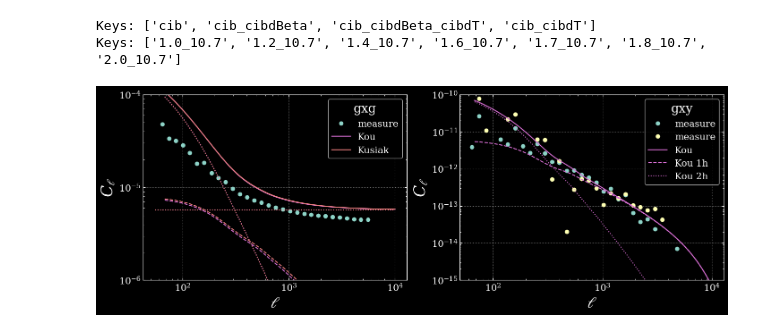
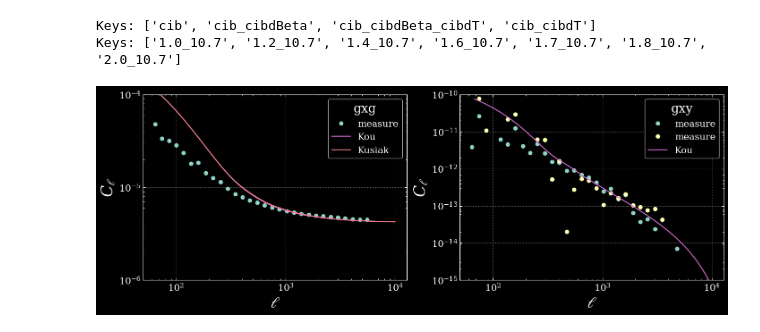
Before and after one commit to chadpopik/CAPPIBARAS, a Jupyter notebook: ForwardModelCheck.ipynb, the cells around one changed output. Cells and saved outputs as stored; diff of their text form; code cells hidden in the pictures.

```diff
--- a/ForwardModelCheck.ipynb
+++ b/ForwardModelCheck.ipynb
@@ -175,2 +127,6 @@ dNdz = np.interp(zs, smf.z, smf.dNdz_z(**cpars)*(smf.z[1]-smf.z[0]))/(zs[1]-zs[0
+# %%
+dndlogmhalo_hmod_func = lambda zs, logmhalos: hmod.HMF(zs, logmhalos, **cpars)
+bh = lambda zs, logmhalos: hmod.bh(zs, logmhalos, **cpars)
+Plin = lambda ks, zs: hmod.Plin(ks, zs, **cpars)
 # %% [markdown]
 We define our profiles, both the one-halo and two-halo component, and then sum to get the total. These can also be replaced with any input array of profile, so long as it matches the formatting and mass/redshift dimensionalities.
@@ -195,11 +176,11 @@ Average profiles can be calculated simply with just a weighted average using the
 from Models import Spectra
 importlib.reload(Spectra)
 
-hmf_hmod = hmf_hmod_func(zs, logmhalos)
+dndlogmhalo_hmod = dndlogmhalo_hmod_func(zs, logmhalos)
 Nc, Ns = hod.Nc(logmhalos), hod.Ns(logmhalos)
 uck, usk = hod.uck(), hod.usk(rs, r200cs, fft.FFT3D)
 
-aveprof_hod = Spectra.HODweighting(Nc, Ns, uck, usk, logmhalos, zs, hmf_hmod, fft.FFT3D, fft.IFFT1D, dNdz, **cpars)
+aveprof_hod = Spectra.HODweighting(Nc, Ns, uck, usk, logmhalos, zs, dndlogmhalo_hmod, fft.FFT3D, fft.IFFT1D, dNdz, **cpars)
 
 
 dndzdlogmhalo = dndlogmhalo_smf/(zs[1]-zs[0])
@@ -349,52 +405,21 @@ with h5py.File("/global/homes/c/cpopik/Stacking_Correlating/ACTDR6DESILRG_Spectr
 # %% [output]
 Keys: ['cib', 'cib_cibdBeta', 'cib_cibdBeta_cibdT', 'cib_cibdT']
 Keys: ['1.0_10.7', '1.2_10.7', '1.4_10.7', '1.6_10.7', '1.7_10.7', '1.8_10.7', '2.0_10.7']
-# %%
-from Models import Spectra
-importlib.reload(Spectra)
-
-ells = np.geomspace(55, 10000, 75)
-chis = chi(zs)
-
-
-
-Cgg1hk = Spectra.Kou2023().Cgg1h(ells, ks, zs, chis, Hs, dNdz, Nc, Ns, usk, logmhalos, hmf_hmod)
-Cgg2hk = Spectra.Kou2023().Cgg2h(ells, ks, zs, chis, Hs, dNdz, Nc, Ns, usk, logmhalos, hmf_hmod, bhs, Plins)
-SNk = Spectra.Kou2023().SN(ells, smf.info['area'], dNdz, zs)
-
-Cgy1hk = Spectra.Kou2023().Cgy1h(ells, ks, zs, chis, Hs, dNdz, Nc, Ns, usk, logmhalos, hmf_hmod, fft.FFT3D, tSZmeas.beam_ells, tSZmeas.beam_data, **cpars)
-Cgy2hk = Spectra.Kou2023().Cgy2h(ells, ks, zs, chis, Hs, dNdz, Nc, Ns, usk, logmhalos, hmf_hmod, fft.FFT3D, bhs, Plins, tSZmeas.beam_ells, tSZmeas.beam_data, **cpars)
-
-Cgg1ho = Spectra.Kusiak2023().Cgg_1h(Nc, Ns, usk, hmf_hmod, logmhalos, Hs, chis, dNdz, zs, ells, ks)
-Cgg2ho = Spectra.Kusiak2023().Cgg_2h(ells, Nc, Ns, usk, hmf_hmod, logmhalos, Hs, chis, dNdz, zs, ks, Plins, bhs)
-SNo = Spectra.Kusiak2023().SN(smf.info['area'], dNdz, ells, zs)
 # %%
 fig, axs = plt.subplots(1, 2, figsize=(14, 5), layout='constrained')
 
 with h5py.File("/global/homes/c/cpopik/Stacking_Correlating/ACTDR6DESILRG_Spectra_NEW.h5", "r") as f:
     axs[0].loglog(f['ell'][()], f['TxT/1'][()], label='measure', marker='o', ls='')
-
-axs[0].loglog(ells, (Cgg1hk()+Cgg2hk())+SNk, label='Kou', c='orchid')
-axs[0].loglog(ells, Cgg1hk(), ls='--', c='orchid')
-axs[0].loglog(ells, Cgg2hk(),ls=':', c='orchid')
-axs[0].loglog(ells, SNk, ls=':', c='orchid')
-
-axs[0].loglog(ells, (Cgg1ho()+Cgg2ho())+SNo, label='Kusiak', c='lightcoral')
-axs[0].loglog(ells, Cgg1ho(), ls='--', c='lightcoral')
-axs[0].loglog(ells, Cgg2ho(), ls=':', c='lightcoral')
-axs[0].loglog(ells, SNo, ls=':', c='lightcoral')
-
-with h5py.File("/global/homes/c/cpopik/Stacking_Correlating/ACTDR6DESILRG_Spectra_NEW.h5", "r") as f:
     axs[1].loglog(f['ell'][()], f['TxI/cib_cibdBeta/1/1.2_10.7'][()], label='measure', marker='o', ls='')
     axs[1].loglog(f['ell'][()], f['TxI/cib_cibdBeta_cibdT/1/1.6_10.7'][()], label='measure', marker='o', ls='')
 
+axs[0].loglog(ells, (Cgg1hk()+Cgg2hk())+SNk, label='Kou', c='orchid')
+axs[0].loglog(ells, (Cgg1ho()+Cgg2ho())+SNo, label='Kusiak', c='lightcoral')
 axs[1].loglog(ells, (Cgy1hk(Pth())+Cgy2hk(Pth())), label='Kou', c='orchid')
-axs[1].loglog(ells, Cgy1hk(Pth()), label='Kou 1h', ls='--', c='orchid')
-axs[1].loglog(ells, Cgy2hk(Pth()), label='Kou 2h', ls=':', c='orchid')
 
 axs[0].set(ylim=(1e-6, 1e-4), ylabel=r'$C_\ell$', xlabel='$\ell$'); axs[0].legend(title='gxg')
 axs[1].set(ylim=(1e-15, 1e-10), ylabel=r'$C_\ell$', xlabel='$\ell$'); axs[1].legend(title='gxy')
 
 plt.show()
 # %% [output]
-[figure, old version]
+[figure, new version]
```
Also changed, not shown: parts of 30 cells of this notebook, 45 other files.
